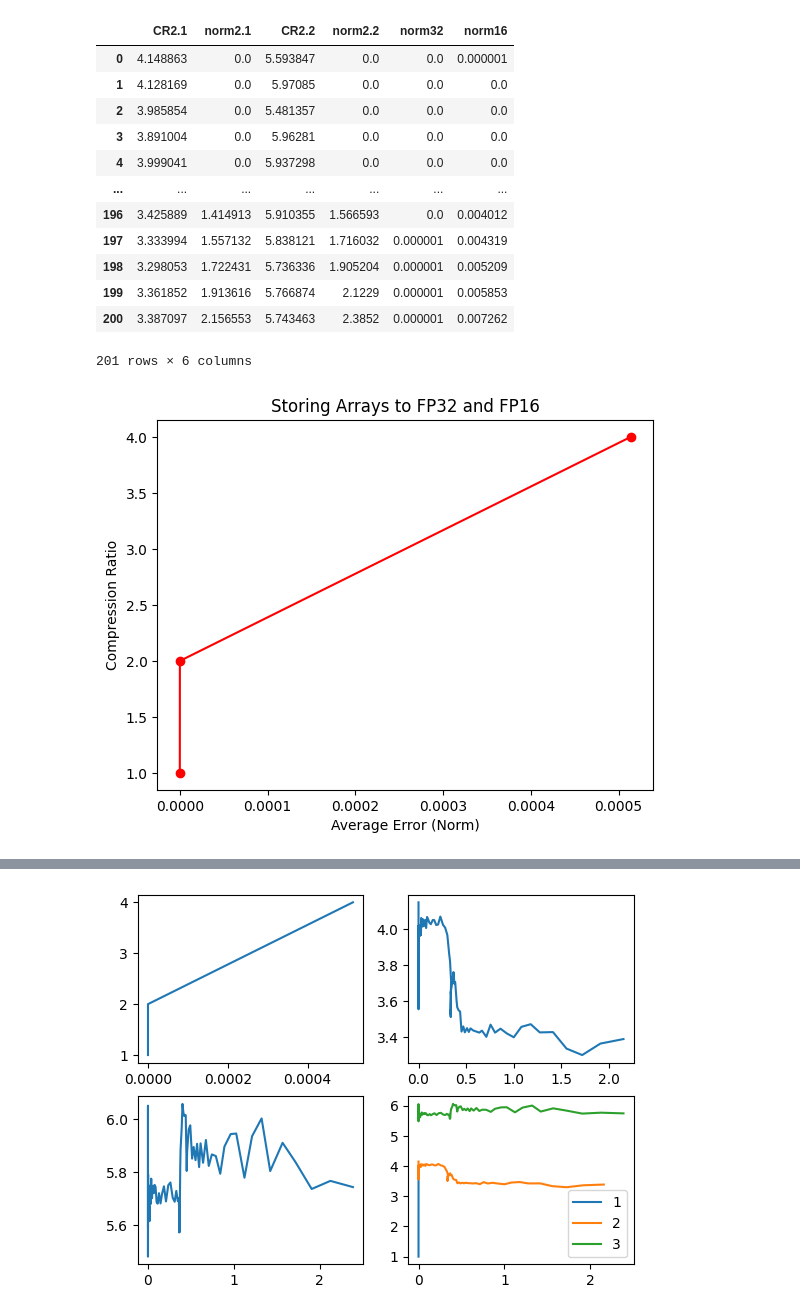
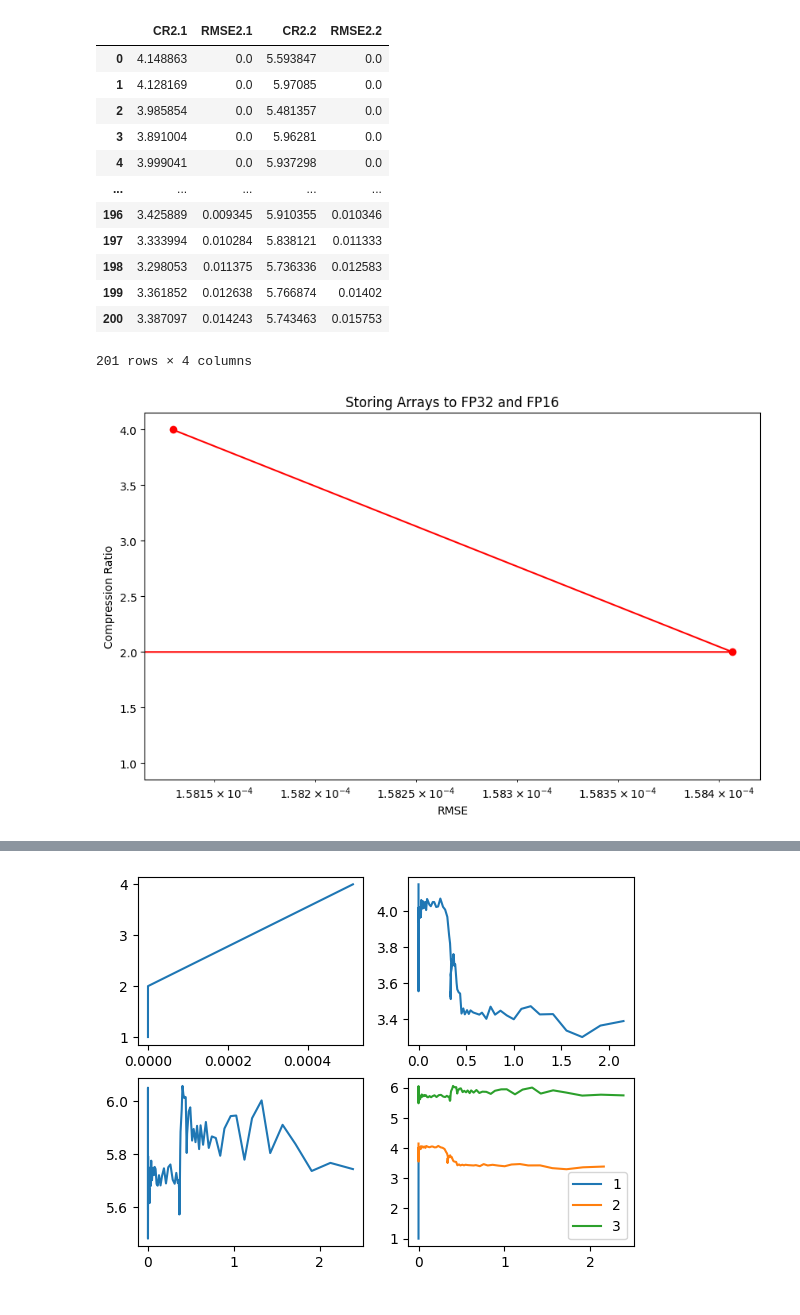
Before and after one commit to sarthaag/data-compression, a Jupyter notebook: analysis2_combined.ipynb, the cells around one changed output, grey strips where cells are left out. Saved outputs shown, nothing was run; the diff lists cells and outputs as text; code cells hidden in the pictures.

Commit message:
Check resulting float type after addition of float32 and float64, change all graphs to RMSE vs. CR and x-axis to log scale

```diff
--- a/analysis2_combined.ipynb
+++ b/analysis2_combined.ipynb
@@ -7,41 +7,39 @@ df1 = pd.read_pickle("analysis2.1.pkl")
 df2 = pd.read_pickle("analysis2.2.pkl")
 df3 = pd.read_pickle("analysis2.3.pkl")
 
-df = pd.concat([df1, df2, df3], axis=1)
-
-# Compute the avgs of norm32 and norm16
-avg32 = df['norm32'].mean()
-avg16 = df['norm16'].mean()
+df = pd.concat([df1, df2], axis=1)
 
 # Create X and Y lists to use for pyplot
-X = [0, avg32, avg16]
+X = [0, df3.at[0, 'RMSE32'], df3.at[0, 'RMSE16']]
 Y = [1, 2, 4]
 df
 # %% [output]
-|  | CR2.1 | norm2.1 | CR2.2 | norm2.2 | norm32 | norm16 |
-| 0 | 4.148863 | 0.0 | 5.593847 | 0.0 | 0.0 | 0.000001 |
-| 1 | 4.128169 | 0.0 | 5.97085 | 0.0 | 0.0 | 0.0 |
-| 2 | 3.985854 | 0.0 | 5.481357 | 0.0 | 0.0 | 0.0 |
-| 3 | 3.891004 | 0.0 | 5.96281 | 0.0 | 0.0 | 0.0 |
-| 4 | 3.999041 | 0.0 | 5.937298 | 0.0 | 0.0 | 0.0 |
-| ... | ... | ... | ... | ... | ... | ... |
-| 196 | 3.425889 | 1.414913 | 5.910355 | 1.566593 | 0.0 | 0.004012 |
-| 197 | 3.333994 | 1.557132 | 5.838121 | 1.716032 | 0.000001 | 0.004319 |
-| 198 | 3.298053 | 1.722431 | 5.736336 | 1.905204 | 0.000001 | 0.005209 |
-| 199 | 3.361852 | 1.913616 | 5.766874 | 2.1229 | 0.000001 | 0.005853 |
-| 200 | 3.387097 | 2.156553 | 5.743463 | 2.3852 | 0.000001 | 0.007262 |
+|  | CR2.1 | RMSE2.1 | CR2.2 | RMSE2.2 |
+| 0 | 4.148863 | 0.0 | 5.593847 | 0.0 |
+| 1 | 4.128169 | 0.0 | 5.97085 | 0.0 |
+| 2 | 3.985854 | 0.0 | 5.481357 | 0.0 |
+| 3 | 3.891004 | 0.0 | 5.96281 | 0.0 |
+| 4 | 3.999041 | 0.0 | 5.937298 | 0.0 |
+| ... | ... | ... | ... | ... |
+| 196 | 3.425889 | 0.009345 | 5.910355 | 0.010346 |
+| 197 | 3.333994 | 0.010284 | 5.838121 | 0.011333 |
+| 198 | 3.298053 | 0.011375 | 5.736336 | 0.012583 |
+| 199 | 3.361852 | 0.012638 | 5.766874 | 0.01402 |
+| 200 | 3.387097 | 0.014243 | 5.743463 | 0.015753 |
-201 rows × 6 columns
+201 rows × 4 columns
 # %%
 # Analysis 2.3
 
+plt.figure(figsize=(10, 6))
 plt.scatter(X, Y, color='red')
 plt.plot(X, Y, color='red')
-plt.xlabel("Average Error (Norm)")
+plt.xscale("log")
+plt.xlabel("RMSE")
 plt.ylabel("Compression Ratio")
 plt.title("Storing Arrays to FP32 and FP16")
 plt.show()
 # %% [output]
-[figure, old version]
+[figure, new version]
 # %%
 # Analysis 2.1
 
```
Also changed, not shown: parts of 3 cells of this notebook, 7 other files.
